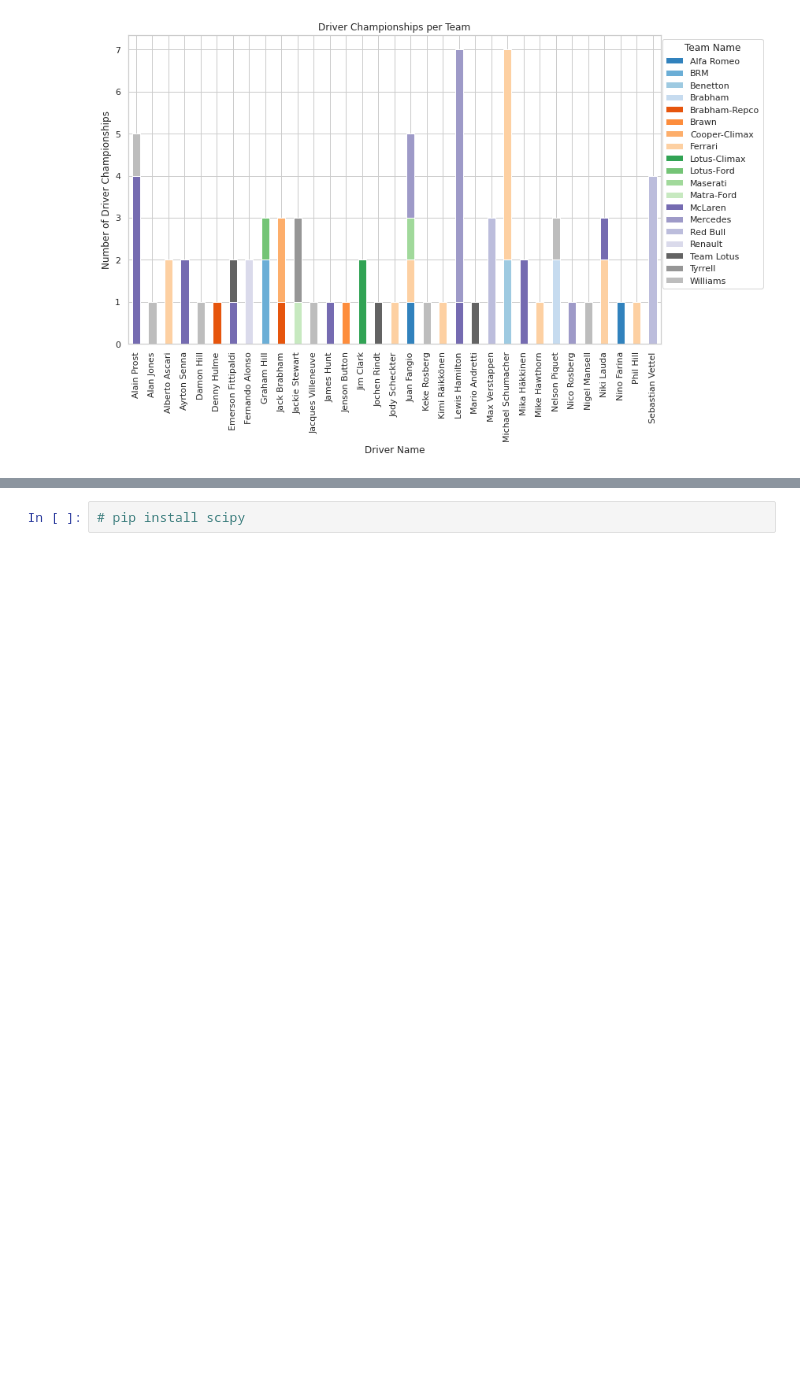
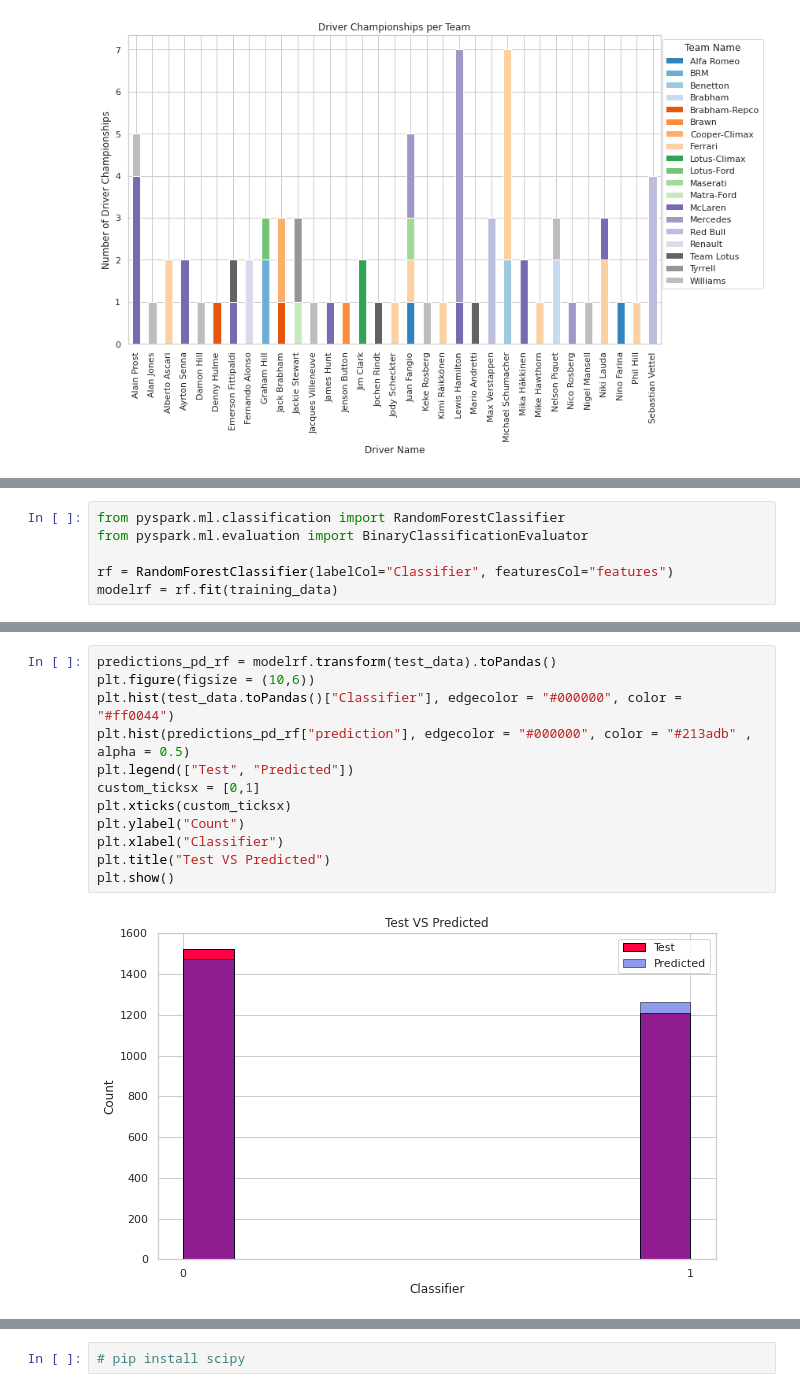
Before and after one commit to Nandini1521/CCproject, a Jupyter notebook: Cloud_project.ipynb, the cells around one changed output, grey strips where cells are left out. Drawn from its saved outputs; the diff is of its cells as text; blank space fills up the shorter version.

```diff
--- a/Cloud_project.ipynb
+++ b/Cloud_project.ipynb
@@ -460,0 +610,6 @@ plt.show()
+# %%
+from pyspark.ml.classification import RandomForestClassifier
+from pyspark.ml.evaluation import BinaryClassificationEvaluator
+
+rf = RandomForestClassifier(labelCol="Classifier", featuresCol="features")
+modelrf = rf.fit(training_data)
@@ -460,0 +636,14 @@ plt.show()
+# %%
+predictions_pd_rf = modelrf.transform(test_data).toPandas()
+plt.figure(figsize = (10,6))
+plt.hist(test_data.toPandas()["Classifier"], edgecolor = "#000000", color = "#ff0044")
+plt.hist(predictions_pd_rf["prediction"], edgecolor = "#000000", color = "#213adb" , alpha = 0.5)
+plt.legend(["Test", "Predicted"])
+custom_ticksx = [0,1]
+plt.xticks(custom_ticksx)
+plt.ylabel("Count")
+plt.xlabel("Classifier")
+plt.title("Test VS Predicted")
+plt.show()
+# %% [output]
+[figure, added]
```
Also changed, not shown: parts of 52 cells of this notebook.
